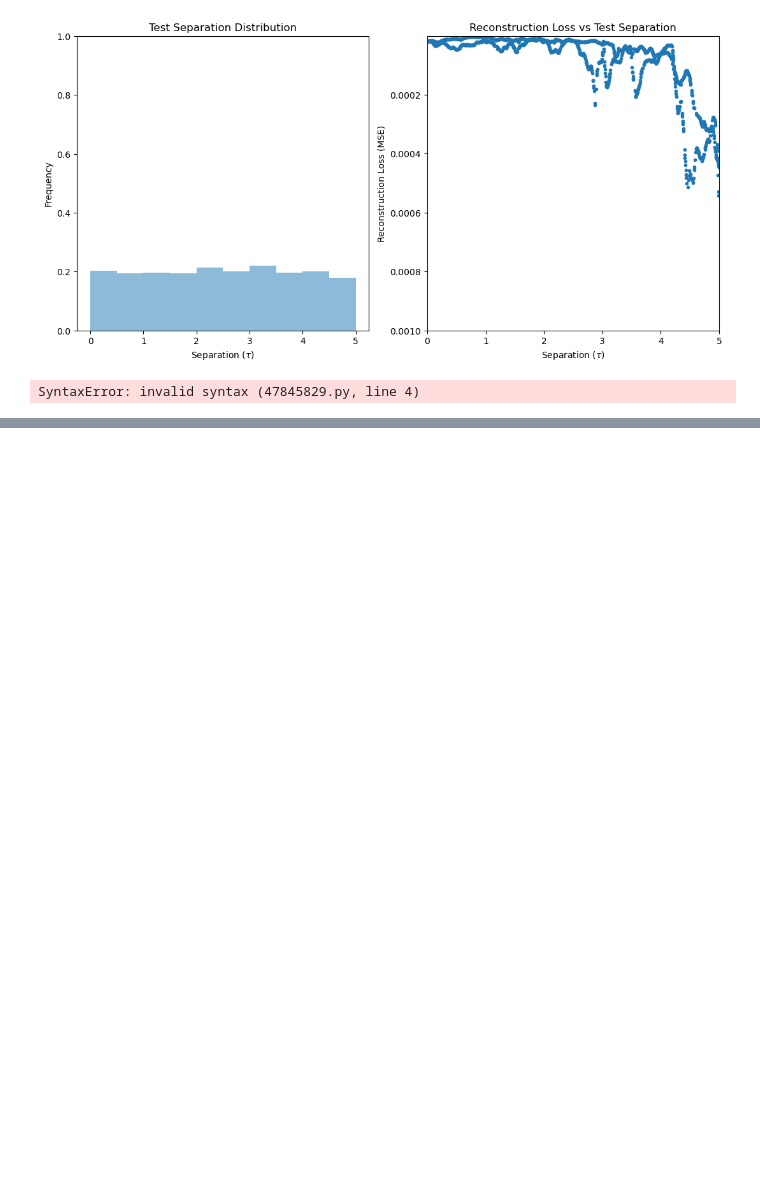
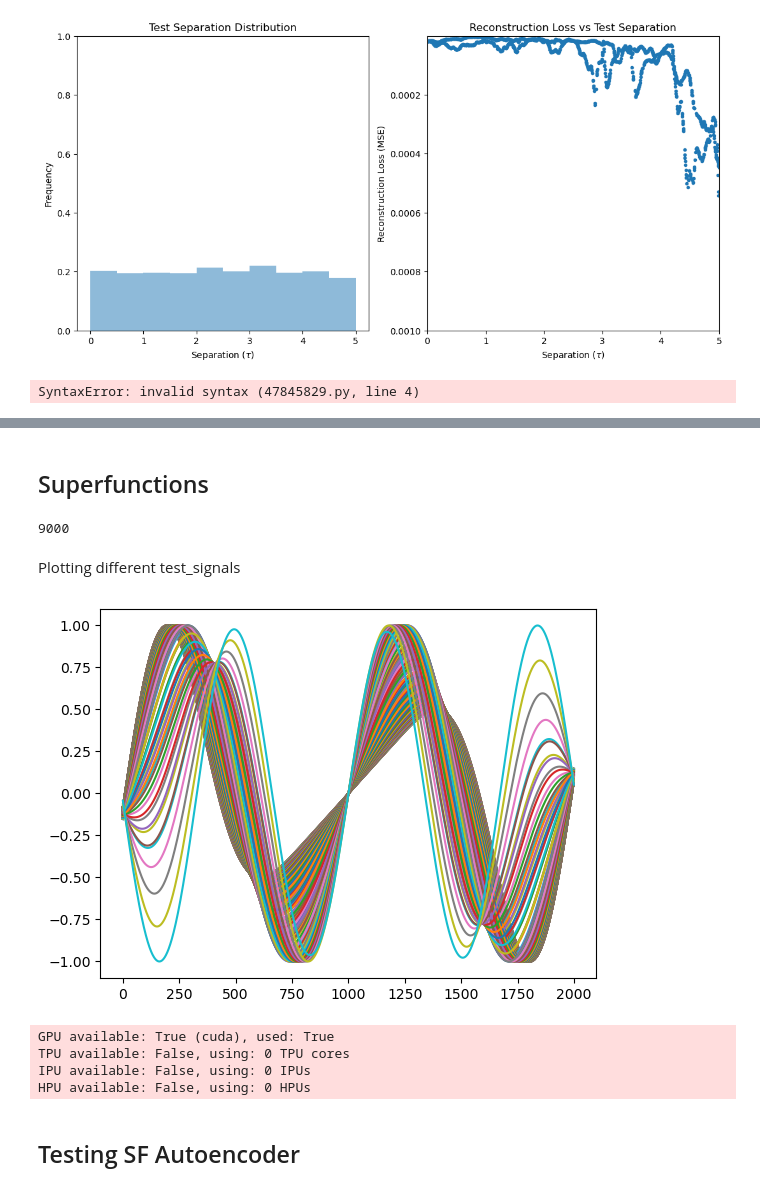
Before and after one commit to abhishekchak52/radar-ml, a Jupyter notebook: autoencoder.ipynb, the cells around one changed output, grey strips where cells are left out. Cells and saved outputs as stored; diff of their text form; code cells hidden in the pictures; blank space fills up the shorter version.

```diff
--- a/autoencoder.ipynb
+++ b/autoencoder.ipynb
@@ -225,0 +230,32 @@ SyntaxError: invalid syntax (47845829.py, line 4)
+# %% [markdown]
+## Superfunctions
+# %%
+class SFDataset(Dataset):
+    def __init__(self, filename):
+        xy = np.loadtxt(filename, delimiter=',', dtype=np.float32)
+        self.n_samples = xy.shape[0]
+
+        # here the first column is the class label, the rest are the features
+        self.x_data = torch.from_numpy(xy[:,2000:4000]) # size [n_samples, 2000]
+        # Subtract the mean and divide by the absolute max value for each row
+        self.x_data = (self.x_data - self.x_data.mean(dim=1, keepdim=True)) / self.x_data.abs().max(dim=1, keepdim=True).values
+        self.y_data = torch.from_numpy(xy[:, -2:]) # size [n_samples, 2]
+
+    # support indexing such that dataset[i] can be used to get i-th sample
+    def __getitem__(self, index):
+        return self.x_data[index], self.y_data[index]
+
+    # we can call len(dataset) to return the size
+    def __len__(self):
+        return self.n_samples
+# %%
+sf_dataset = SFDataset('.data/sf_dataset.txt')
+print(len(sf_dataset))
+# %% [output]
+9000
+# %% [markdown]
+Plotting different test_signals
+# %%
+plt.plot((sf_dataset[::50][0]).T);
+# %% [output]
+[figure, added]
@@ -225,0 +326,23 @@ SyntaxError: invalid syntax (47845829.py, line 4)
+# %%
+
+# init the autoencoder
+autoencoder = SFAutoEncoder(SFencoder, SFdecoder)
+train_loader = DataLoader(dataset=sf_train,
+                          batch_size=4,
+                          shuffle=True,
+                          num_workers=11)
+test_loader = DataLoader(dataset=sf_test,
+                          batch_size=4,
+                          shuffle=False,
+                          num_workers=11)
+val_loader = DataLoader(dataset=sf_val,
+                          batch_size=4,
+                          shuffle=False,
+                          num_workers=11)
+# train the model (hint: here are some helpful Trainer arguments for rapid idea iteration)
+trainer = L.Trainer(max_epochs=15, callbacks=[EarlyStopping(monitor="val_loss", mode="min", patience=3)])
+# %% [output]
+GPU available: True (cuda), used: True
+TPU available: False, using: 0 TPU cores
+IPU available: False, using: 0 IPUs
+HPU available: False, using: 0 HPUs
@@ -225,0 +351,2 @@ SyntaxError: invalid syntax (47845829.py, line 4)
+# %% [markdown]
+## Testing SF Autoencoder
```
Also changed, not shown: parts of 11 cells of this notebook, 1 other file.
